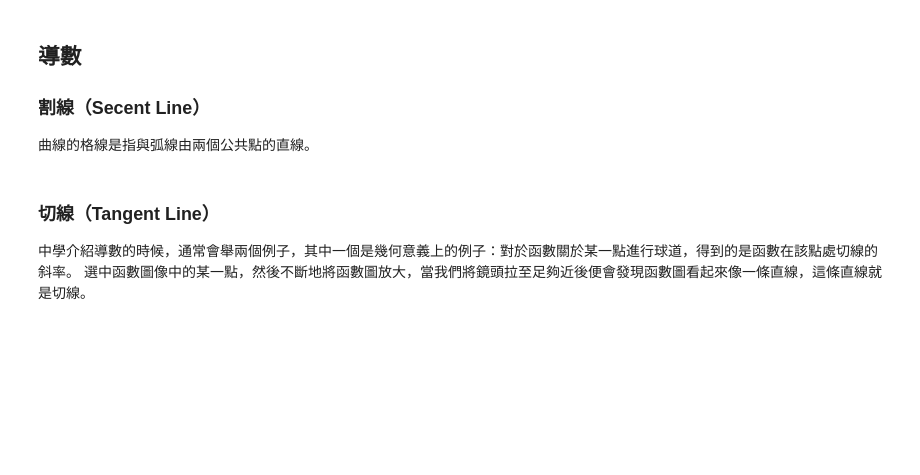
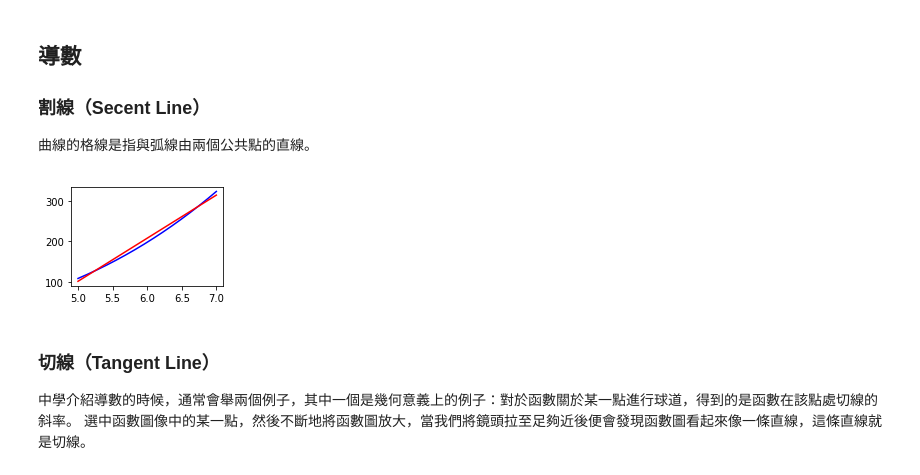
Before and after one commit to TerenceLiu98/Undergraduate-in-Statistics, a Jupyter notebook: Use PY in Calculus.ipynb, the cells around one changed output. Drawn from its saved outputs; the diff is of its cells as text; code cells hidden in the pictures; blank space fills up the shorter version.

```diff
--- a/Use PY in Calculus.ipynb
+++ b/Use PY in Calculus.ipynb
@@ -421,28 +421,31 @@ plt.show()
 曲線的格線是指與弧線由兩個公共點的直線。
 # %%
 import numpy as np
-from sympy.abc import x,p
+from sympy.abc import x
 import matplotlib.pyplot as plt
 
 # function
 f = x**3-2*x-6
 # the tengent line at x=6
-line2 = 106*x-p
-p = [428,430,438]
-d3 = np.linspace(5,7,1000)
+line = 106*x-428
+
+
+d4 = np.linspace(5.9,6.1,100)
 domains = [d3]
 
 # define the plot funtion
 def makeplot(f,l,d):
     plt.plot(d,[f.evalf(subs={x:xval}) for xval in d],'b',\
              d,[l.evalf(subs={x:xval}) for xval in d],'r')
 
-for i in range(len(p)):
+for i in range(len(domains)):
     # draw the plot and the subplot
     plt.subplot(2, 2, i+1)
-    makeplot(f,line2,p[i])
+    makeplot(f,line,domains[i])
 
 plt.show()
+# %% [output]
+[figure, added]
 # %% [markdown]
 ### 切線（Tangent Line）
 中學介紹導數的時候，通常會舉兩個例子，其中一個是幾何意義上的例子：對於函數關於某一點進行球道，得到的是函數在該點處切線的斜率。
```
